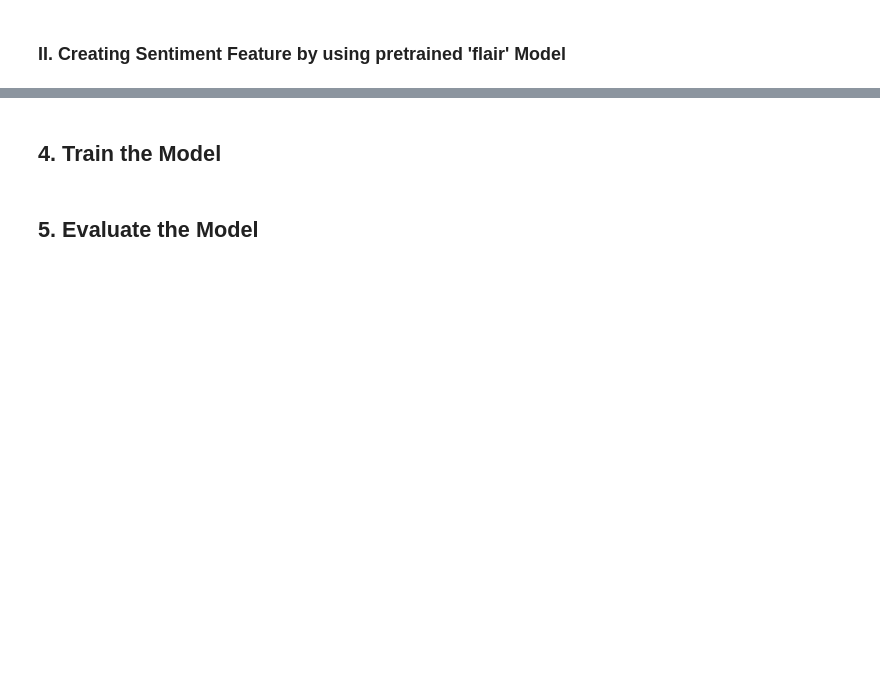
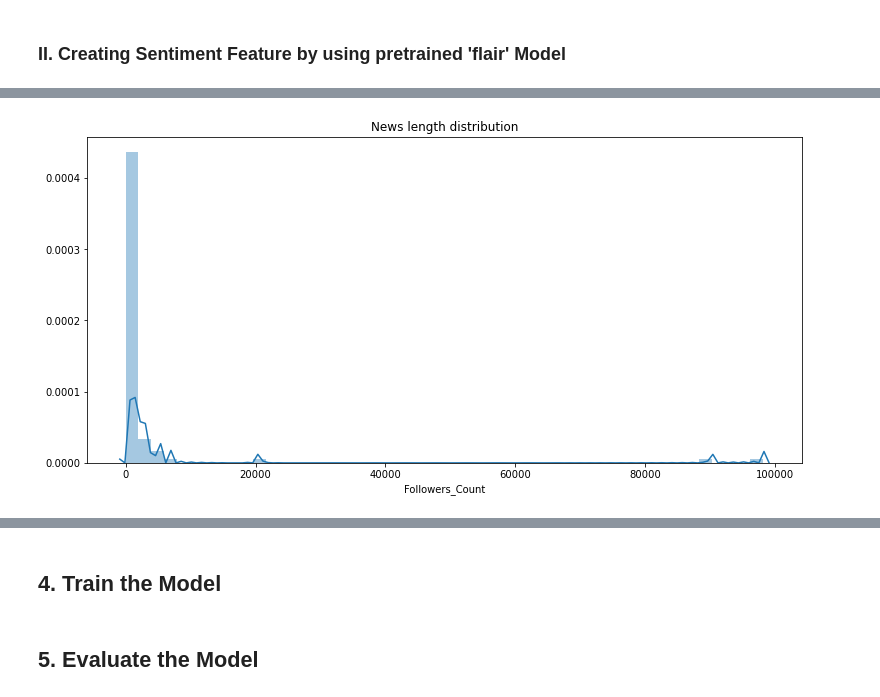
Before and after one commit to anjanshrestha123/Sentiment-Analysis-for-Stock-Price-Prediction, a Jupyter notebook: sentiment_analysis_stock_market_prediction.ipynb, the cells around one changed output, grey strips where cells are left out. Saved outputs shown, nothing was run; the diff lists cells and outputs as text; code cells hidden in the pictures; blank space fills up the shorter version.

```diff
--- a/sentiment_analysis_stock_market_prediction.ipynb
+++ b/sentiment_analysis_stock_market_prediction.ipynb
@@ -198,0 +206,6 @@ df.head(5)
+# %%
+import seaborn as sns
+plt.figure(figsize=(12.8,6))
+sns.distplot(df['Followers_Count']).set_title('News length distribution');
+# %% [output]
+[figure, added]
```
Also changed, not shown: parts of 23 cells of this notebook.
